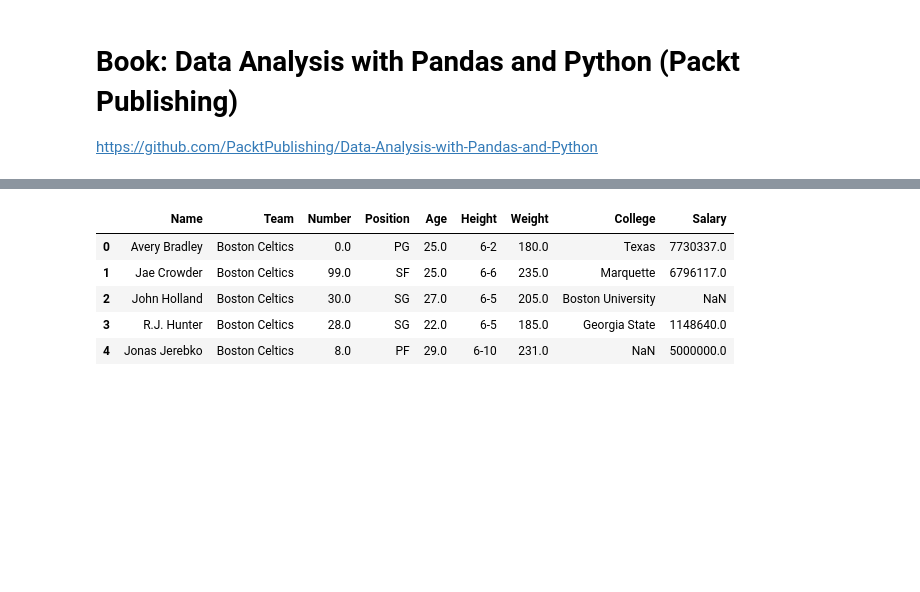
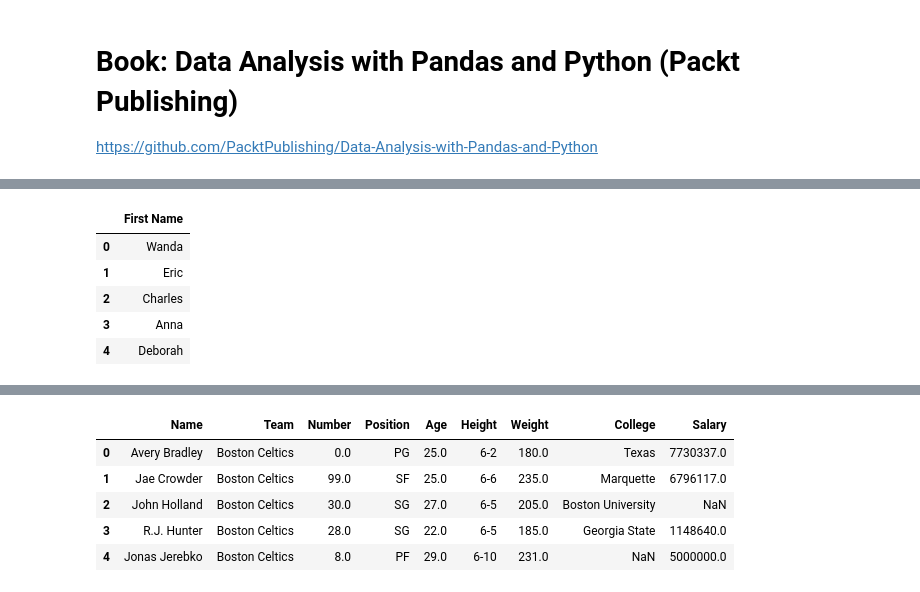
Before and after one commit to taniagmangolini/miscellaneous, a Jupyter notebook: stats/pandas/pandas_book.ipynb, the cells around one changed output, grey strips where cells are left out. Saved outputs shown, nothing was run; the diff lists cells and outputs as text; code cells hidden in the pictures; blank space fills up the shorter version.

```diff
--- a/stats/pandas/pandas_book.ipynb
+++ b/stats/pandas/pandas_book.ipynb
@@ -6,0 +53,12 @@ import pandas as pd
+# %%
+# reading data from CSV file
+
+df = pd.read_csv('/content/foods.csv').head(5)
+df['First Name'].to_frame() # or tolist() / to_dict()
+# %% [output]
+|  | First Name |
+| 0 | Wanda |
+| 1 | Eric |
+| 2 | Charles |
+| 3 | Anna |
+| 4 | Deborah |
```
Also changed, not shown: parts of 14 cells of this notebook.
